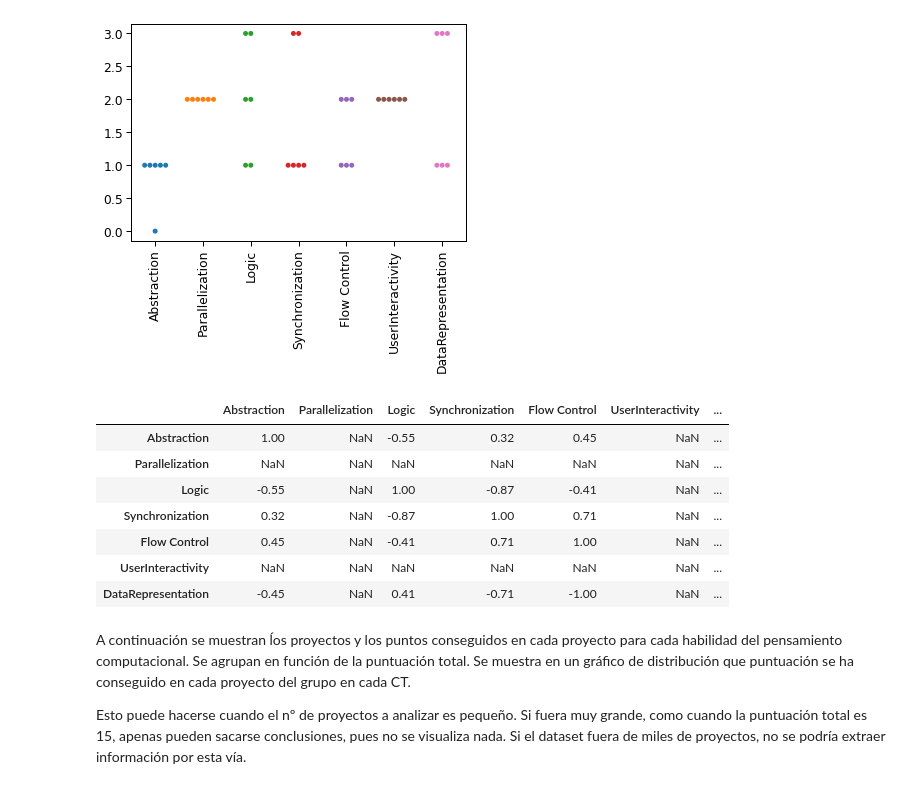
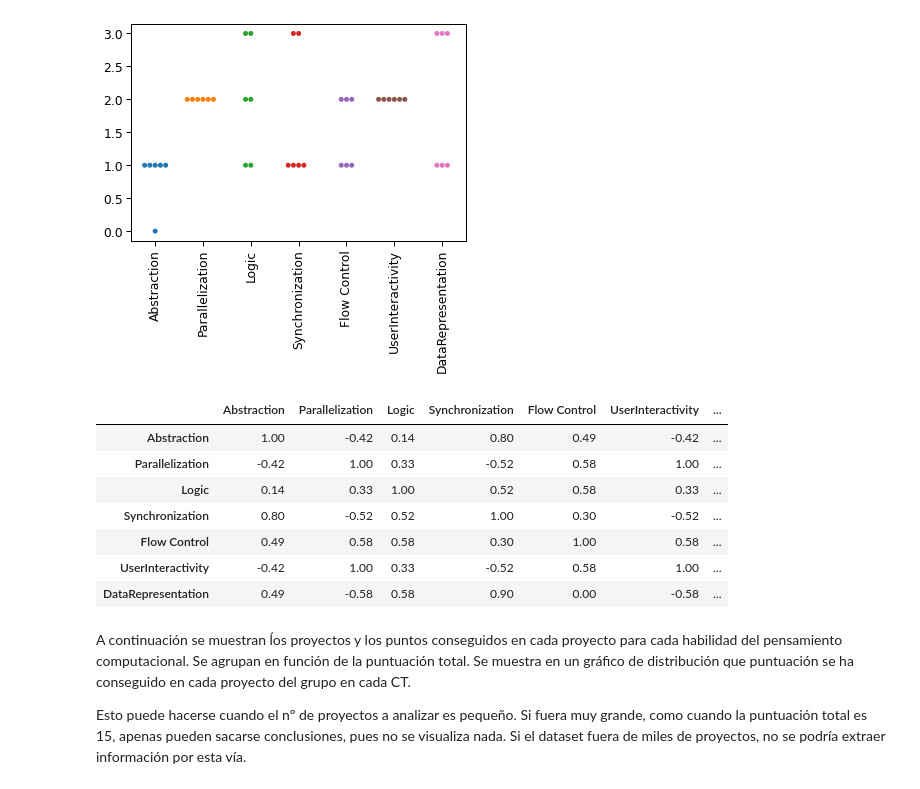
Before and after one commit to rcruiz/pruebaCT, a Jupyter notebook: Analisis.ipynb, the cells around one changed output. Saved outputs shown, nothing was run; the diff lists cells and outputs as text; code cells hidden in the pictures.

```diff
--- a/Analisis.ipynb
+++ b/Analisis.ipynb
@@ -893,17 +924,17 @@ sns.swarmplot(data=df_12)
 plt.xticks(rotation=90);
 # %% [output]
 [figure]
-# %%
-df_12.corr()
-# %% [output]
-|  | Abstraction | Parallelization | Logic | Synchronization | Flow Control | UserInteractivity | ... |
-| Abstraction | 1.00 | NaN | -0.55 | 0.32 | 0.45 | NaN | ... |
-| Parallelization | NaN | NaN | NaN | NaN | NaN | NaN | ... |
-| Logic | -0.55 | NaN | 1.00 | -0.87 | -0.41 | NaN | ... |
-| Synchronization | 0.32 | NaN | -0.87 | 1.00 | 0.71 | NaN | ... |
-| Flow Control | 0.45 | NaN | -0.41 | 0.71 | 1.00 | NaN | ... |
-| UserInteractivity | NaN | NaN | NaN | NaN | NaN | NaN | ... |
-| DataRepresentation | -0.45 | NaN | 0.41 | -0.71 | -1.00 | NaN | ... |
+# %%
+df_freq_12.corr()
+# %% [output]
+|  | Abstraction | Parallelization | Logic | Synchronization | Flow Control | UserInteractivity | ... |
+| Abstraction | 1.00 | -0.42 | 0.14 | 0.80 | 0.49 | -0.42 | ... |
+| Parallelization | -0.42 | 1.00 | 0.33 | -0.52 | 0.58 | 1.00 | ... |
+| Logic | 0.14 | 0.33 | 1.00 | 0.52 | 0.58 | 0.33 | ... |
+| Synchronization | 0.80 | -0.52 | 0.52 | 1.00 | 0.30 | -0.52 | ... |
+| Flow Control | 0.49 | 0.58 | 0.58 | 0.30 | 1.00 | 0.58 | ... |
+| UserInteractivity | -0.42 | 1.00 | 0.33 | -0.52 | 0.58 | 1.00 | ... |
+| DataRepresentation | 0.49 | -0.58 | 0.58 | 0.90 | 0.00 | -0.58 | ... |
 # %% [markdown]
 A continuación se muestran ĺos proyectos y los puntos conseguidos en cada proyecto para cada habilidad del pensamiento computacional. Se agrupan en función de la puntuación total. Se muestra en un gráfico de distribución que puntuación se ha conseguido en cada proyecto del grupo en cada CT.
 
```
Also changed, not shown: parts of 7 cells of this notebook.
